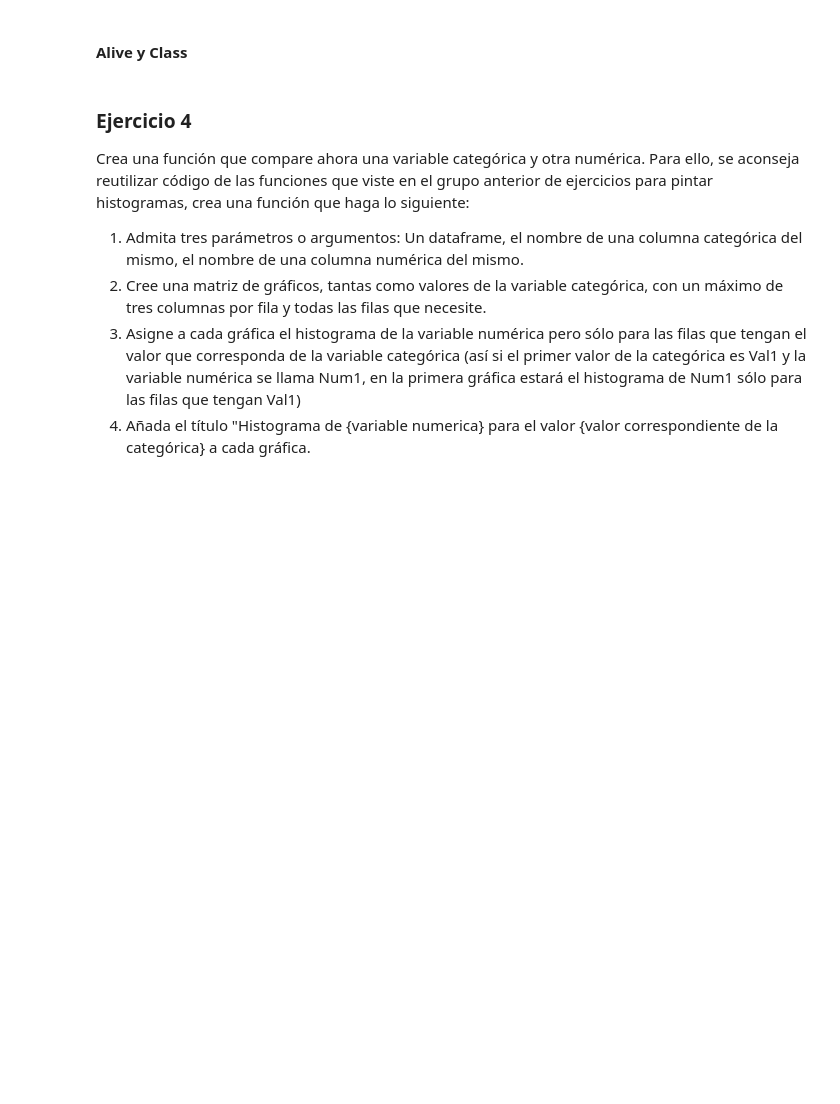
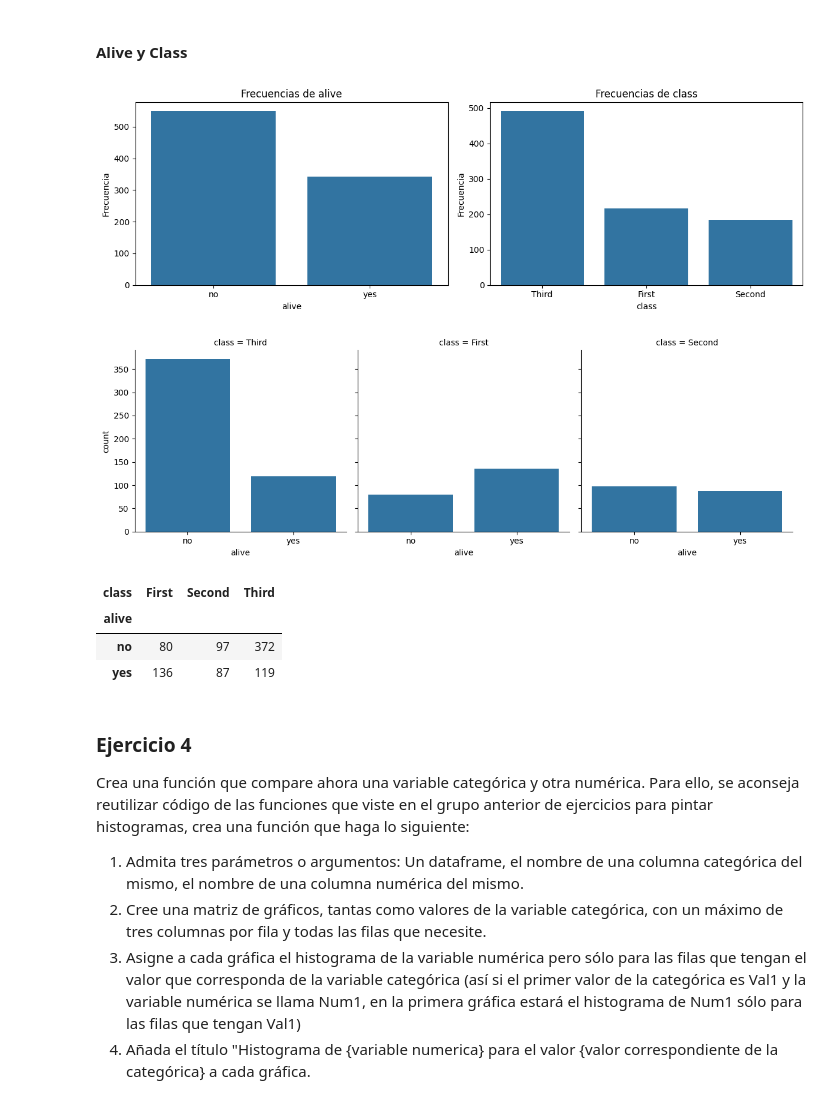
Before and after one commit to MHHsim/DS-Online-Marta-Harana, a Jupyter notebook: 03_Data_Analysis/Sprint_08/Unidad_02_Visualizacion_Avanzada_Seaborn/02_Ejercicios_Workout/11_Ejercicios_Visualizacion_Multivariante.ipynb, the cells around one changed output. Saved outputs shown, nothing was run; the diff lists cells and outputs as text; code cells hidden in the pictures; blank space fills up the shorter version.

```diff
--- a/03_Data_Analysis/Sprint_08/Unidad_02_Visualizacion_Avanzada_Seaborn/02_Ejercicios_Workout/11_Ejercicios_Visualizacion_Multivariante.ipynb
+++ b/03_Data_Analysis/Sprint_08/Unidad_02_Visualizacion_Avanzada_Seaborn/02_Ejercicios_Workout/11_Ejercicios_Visualizacion_Multivariante.ipynb
@@ -40,5 +89,15 @@ Aplicalo para comparar por un lado "alive" y "who" y "alive" y "class" del datas
 # %% [markdown]
 #### Alive y Class
+# %%
+tabla = comparar_categoricas(df_titanic, "alive", "class")
+tabla
+# %% [output]
+[figure, added]
+[figure, added]
+| class | First | Second | Third |
+| alive |  |  |  |
+| no | 80 | 97 | 372 |
+| yes | 136 | 87 | 119 |
 # %% [markdown]
 ### Ejercicio 4
 
```
Also changed, not shown: parts of 10 cells of this notebook, 1 other file.
